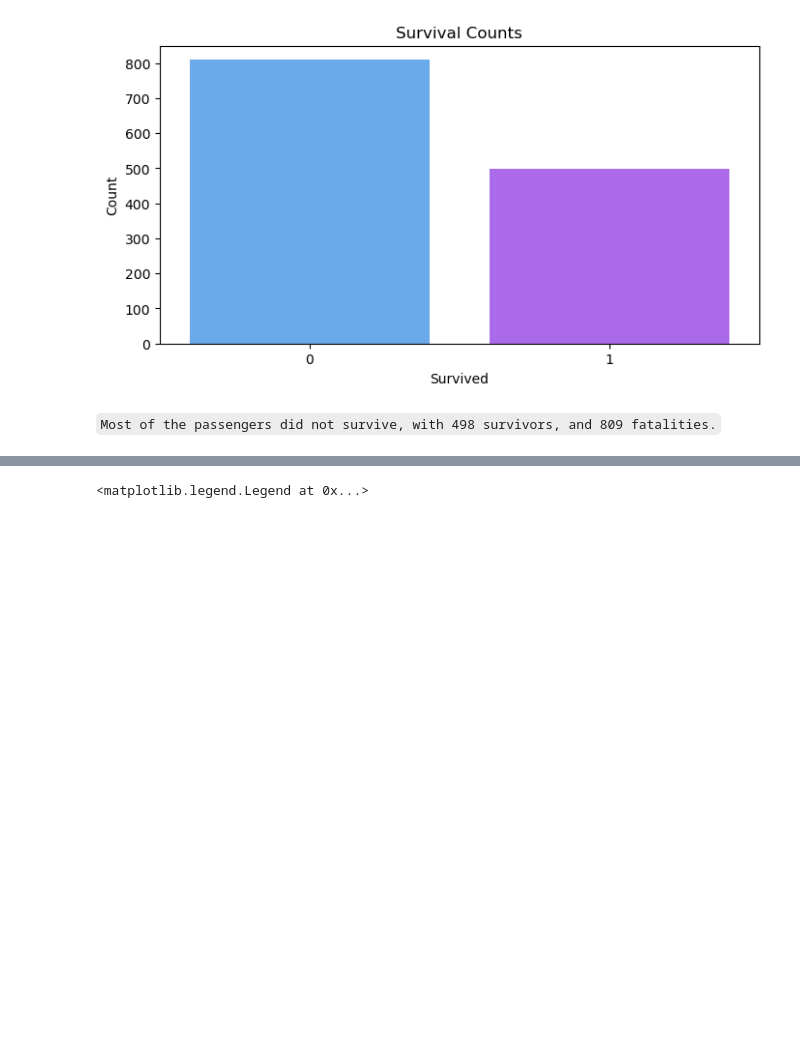
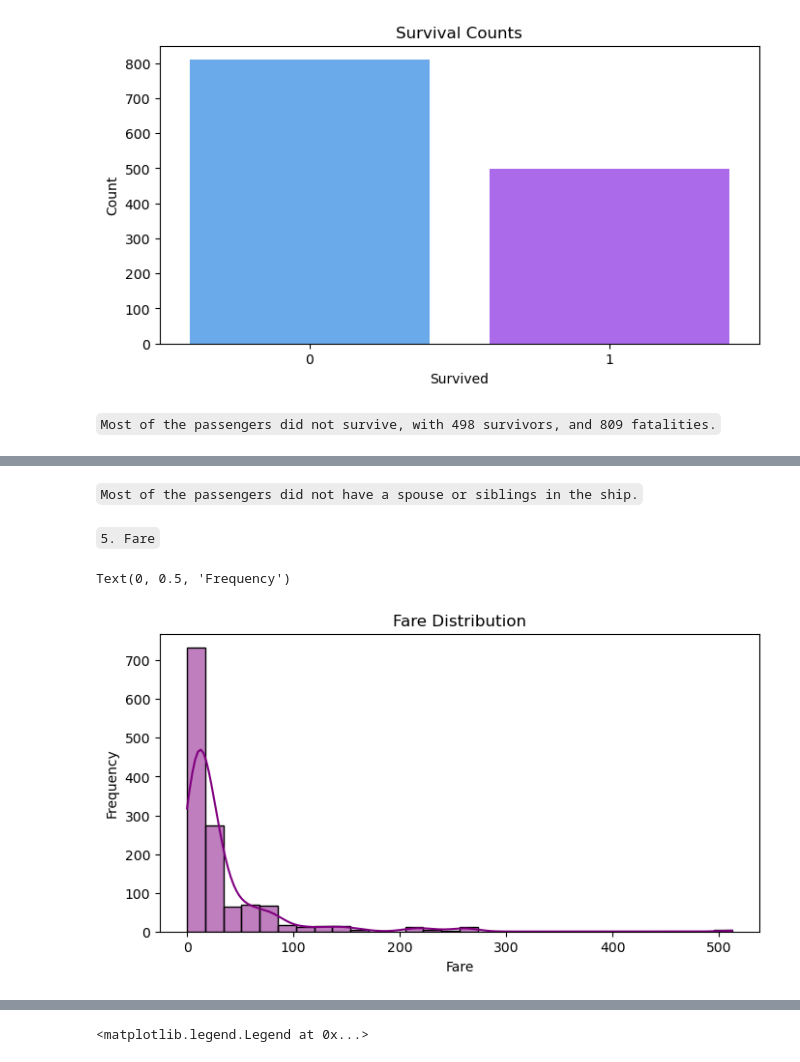
Before and after one commit to martin-m-kinoti/titanic, a Jupyter notebook: EDA.ipynb, the cells around one changed output, grey strips where cells are left out. Cells and saved outputs as stored; diff of their text form; code cells hidden in the pictures; blank space fills up the shorter version.

```diff
--- a/EDA.ipynb
+++ b/EDA.ipynb
@@ -44,0 +97,14 @@ Text(0, 0.5, 'Count')
+# %% [markdown]
+`Most of the passengers did not have a spouse or siblings in the ship.`
+# %% [markdown]
+`5. Fare`
+# %%
+# Distribution of fare
+figure, ax = plt.subplots(figsize=(8,4))
+sns.histplot(df['fare'], bins=30, kde=True, color='purple', ax=ax)
+ax.set_title('Fare Distribution')
+ax.set_xlabel('Fare')
+ax.set_ylabel('Frequency')
+# %% [output]
+Text(0, 0.5, 'Frequency')
+[figure, added]
```
Also changed, not shown: parts of 41 cells of this notebook.
